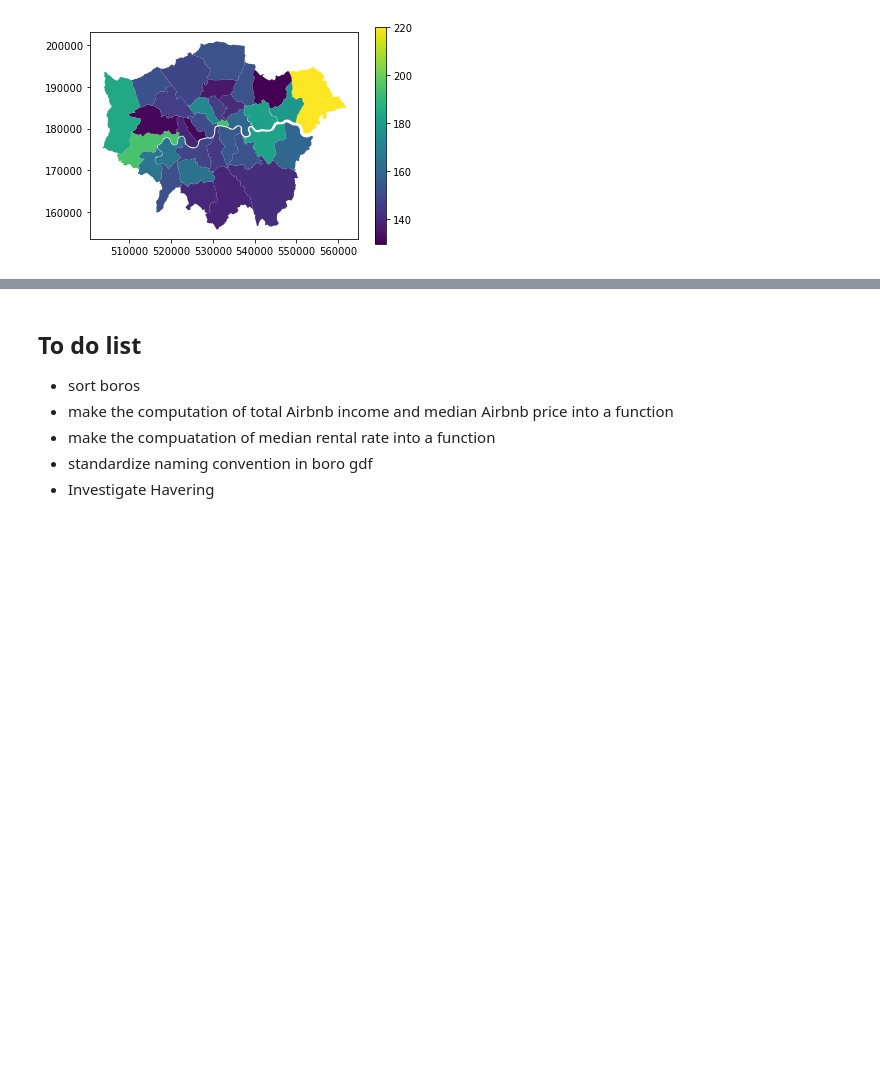
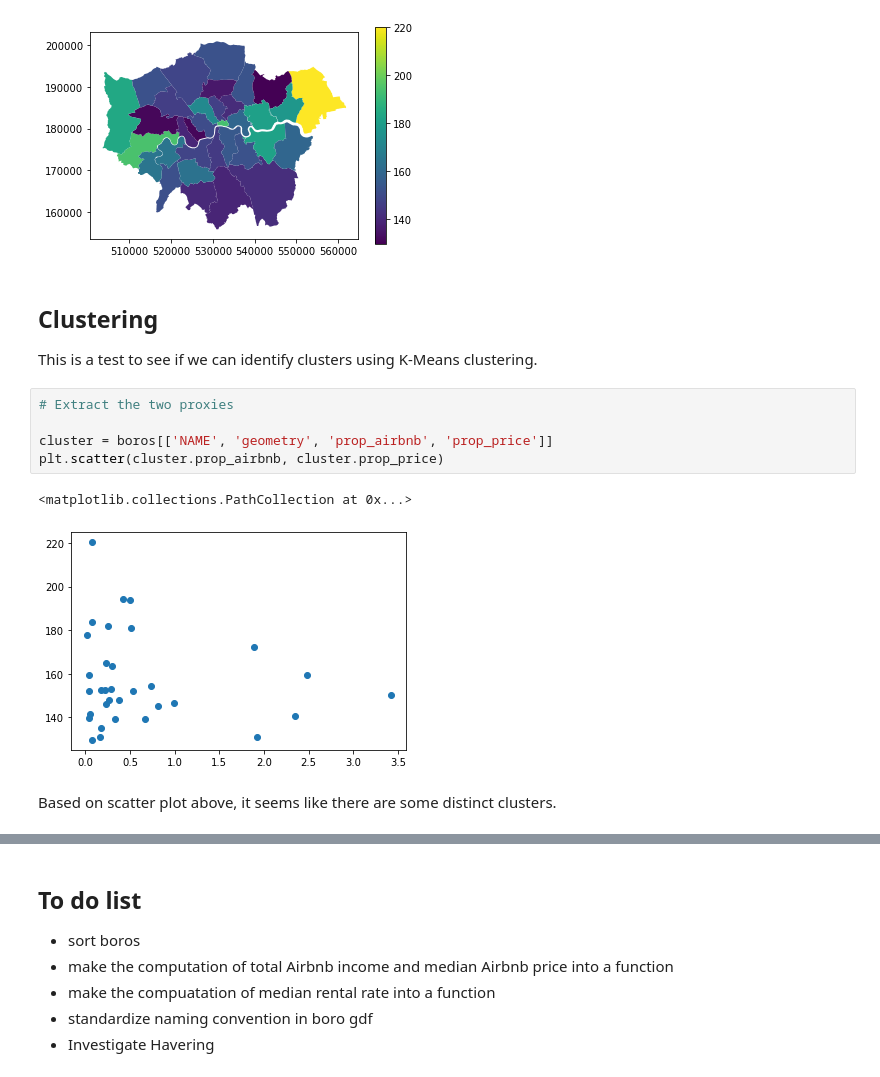
Before and after one commit to ngliangwei15/CASA0013-Assignment3, a Jupyter notebook: Analysis.ipynb, the cells around one changed output, grey strips where cells are left out. Drawn from its saved outputs; the diff is of its cells as text; blank space fills up the shorter version.

Commit message:
Tried clustering

```diff
--- a/Analysis.ipynb
+++ b/Analysis.ipynb
@@ -334,3 +324,17 @@ boros.plot(column = 'prop_price', legend = True)
 # %% [output]
 <AxesSubplot:>
 [figure]
+# %% [markdown]
+## Clustering
+
+This is a test to see if we can identify clusters using K-Means clustering.
+# %%
+# Extract the two proxies
+
+cluster = boros[['NAME', 'geometry', 'prop_airbnb', 'prop_price']]
+plt.scatter(cluster.prop_airbnb, cluster.prop_price)
+# %% [output]
+<matplotlib.collections.PathCollection at 0x...>
+[figure, added]
+# %% [markdown]
+Based on scatter plot above, it seems like there are some distinct clusters.
```
Also changed, not shown: parts of 8 cells of this notebook.
